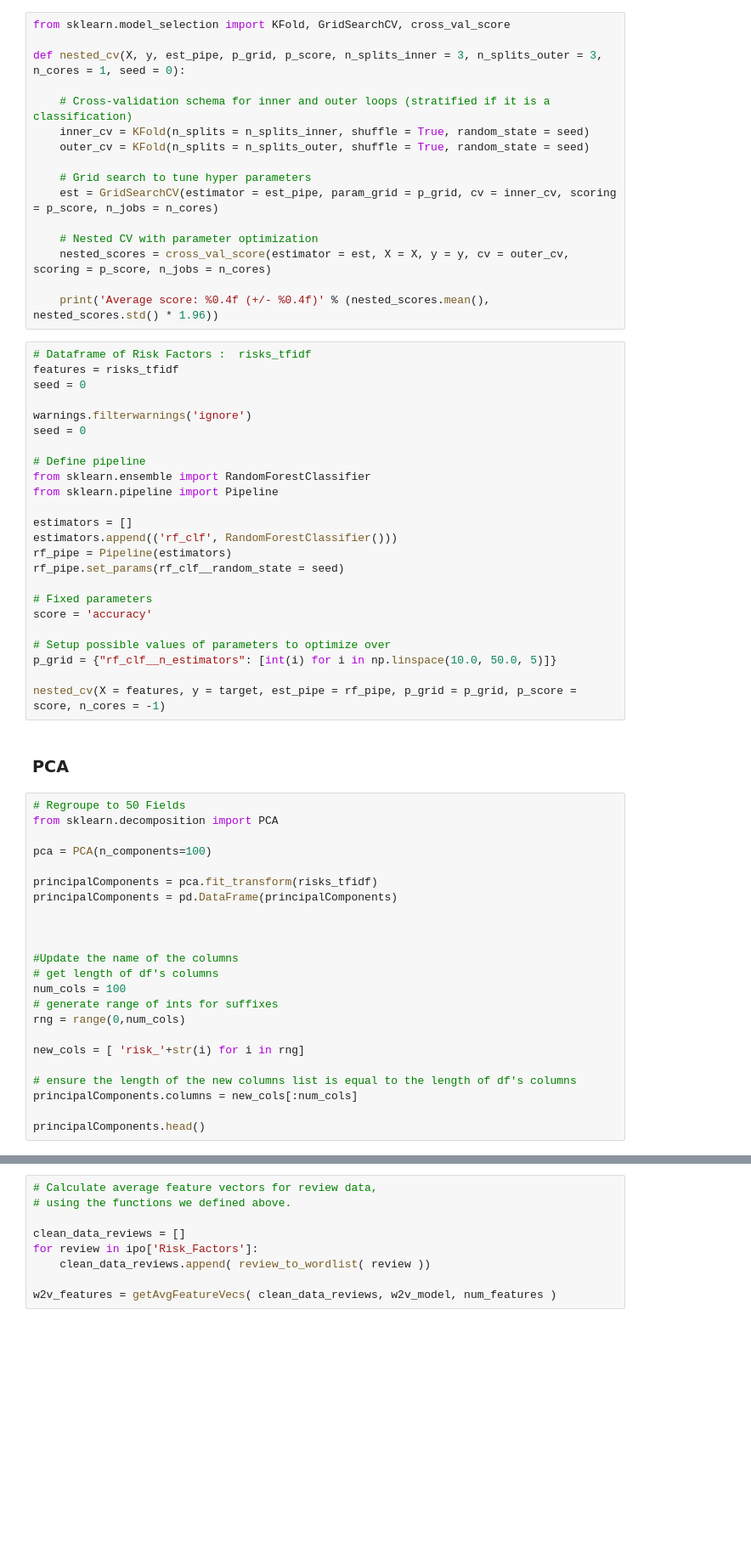
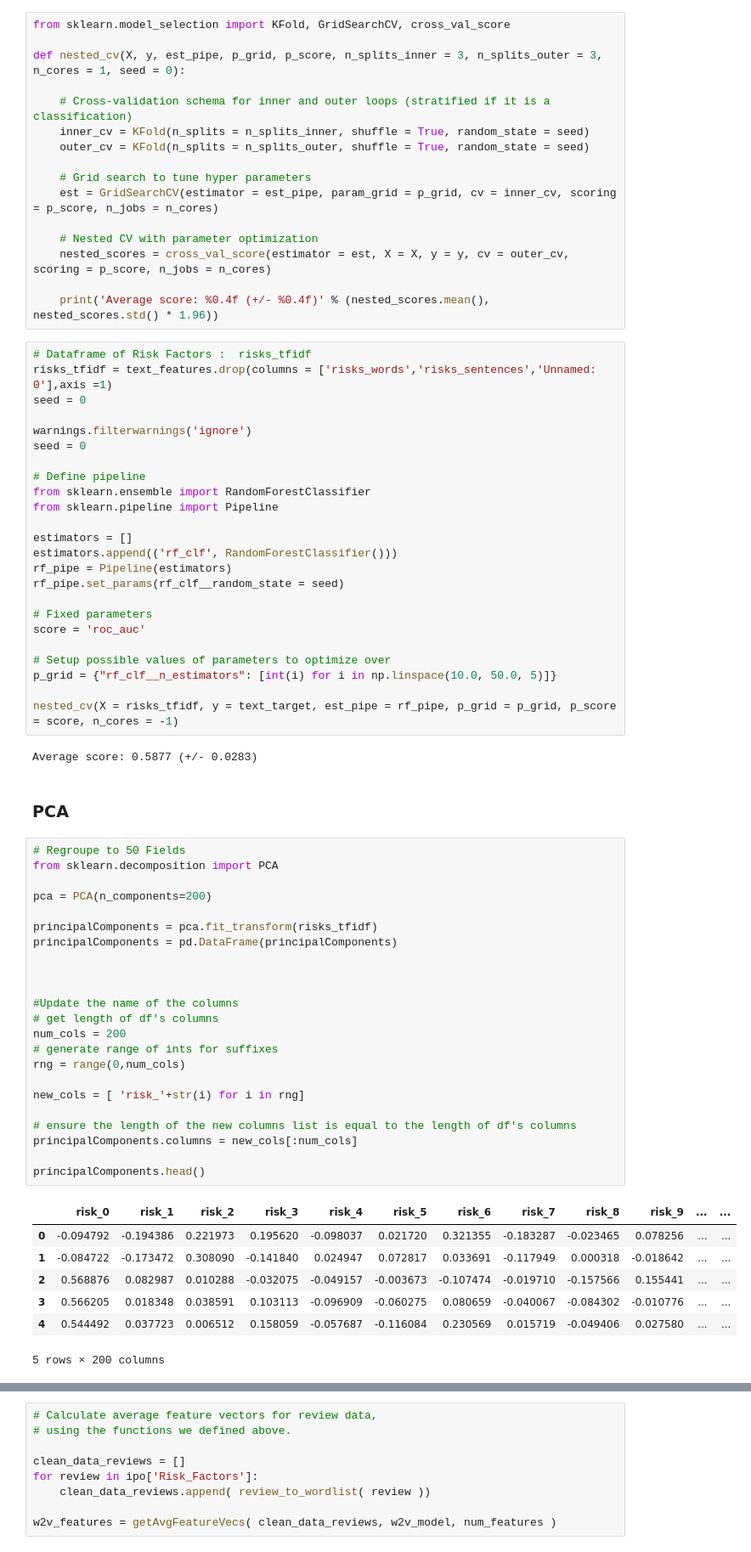
Before and after one commit to mariembelhajali/-Ipo-prediction-, a Jupyter notebook: project_description-2018.ipynb, the cells around one changed output, grey strips where cells are left out. Shown at 85% size. Cells and saved outputs as stored; diff of their text form; blank space fills up the shorter version.

```diff
--- a/project_description-2018.ipynb
+++ b/project_description-2018.ipynb
@@ -322,7 +324,7 @@ def nested_cv(X, y, est_pipe, p_grid, p_score, n_splits_inner = 3, n_splits_oute
     print('Average score: %0.4f (+/- %0.4f)' % (nested_scores.mean(), nested_scores.std() * 1.96))
 # %%
 # Dataframe of Risk Factors :  risks_tfidf
-features = risks_tfidf
+risks_tfidf = text_features.drop(columns = ['risks_words','risks_sentences','Unnamed: 0'],axis =1)
 seed = 0
 
 warnings.filterwarnings('ignore')
@@ -338,35 +340,45 @@ rf_pipe = Pipeline(estimators)
 rf_pipe.set_params(rf_clf__random_state = seed)
 
 # Fixed parameters
-score = 'accuracy'
+score = 'roc_auc'
 
 # Setup possible values of parameters to optimize over
 p_grid = {"rf_clf__n_estimators": [int(i) for i in np.linspace(10.0, 50.0, 5)]}
 
-nested_cv(X = features, y = target, est_pipe = rf_pipe, p_grid = p_grid, p_score = score, n_cores = -1)
+nested_cv(X = risks_tfidf, y = text_target, est_pipe = rf_pipe, p_grid = p_grid, p_score = score, n_cores = -1)
+# %% [output]
+Average score: 0.5877 (+/- 0.0283)
 # %% [markdown]
 ### PCA
 # %%
 # Regroupe to 50 Fields
 from sklearn.decomposition import PCA
 
-pca = PCA(n_components=100)
+pca = PCA(n_components=200)
 
 principalComponents = pca.fit_transform(risks_tfidf)
 principalComponents = pd.DataFrame(principalComponents)
 
 
 
 #Update the name of the columns
 # get length of df's columns
-num_cols = 100
+num_cols = 200
 # generate range of ints for suffixes
 rng = range(0,num_cols)
 
 new_cols = [ 'risk_'+str(i) for i in rng]
 
 # ensure the length of the new columns list is equal to the length of df's columns
 principalComponents.columns = new_cols[:num_cols]
 
 principalComponents.head()
+# %% [output]
+|  | risk_0 | risk_1 | risk_2 | risk_3 | risk_4 | risk_5 | risk_6 | risk_7 | risk_8 | risk_9 | ... | ... |
+| 0 | -0.094792 | -0.194386 | 0.221973 | 0.195620 | -0.098037 | 0.021720 | 0.321355 | -0.183287 | -0.023465 | 0.078256 | ... | ... |
+| 1 | -0.084722 | -0.173472 | 0.308090 | -0.141840 | 0.024947 | 0.072817 | 0.033691 | -0.117949 | 0.000318 | -0.018642 | ... | ... |
+| 2 | 0.568876 | 0.082987 | 0.010288 | -0.032075 | -0.049157 | -0.003673 | -0.107474 | -0.019710 | -0.157566 | 0.155441 | ... | ... |
+| 3 | 0.566205 | 0.018348 | 0.038591 | 0.103113 | -0.096909 | -0.060275 | 0.080659 | -0.040067 | -0.084302 | -0.010776 | ... | ... |
+| 4 | 0.544492 | 0.037723 | 0.006512 | 0.158059 | -0.057687 | -0.116084 | 0.230569 | 0.015719 | -0.049406 | 0.027580 | ... | ... |
+5 rows × 200 columns
 # %%
```
Also changed, not shown: parts of 15 cells of this notebook.
